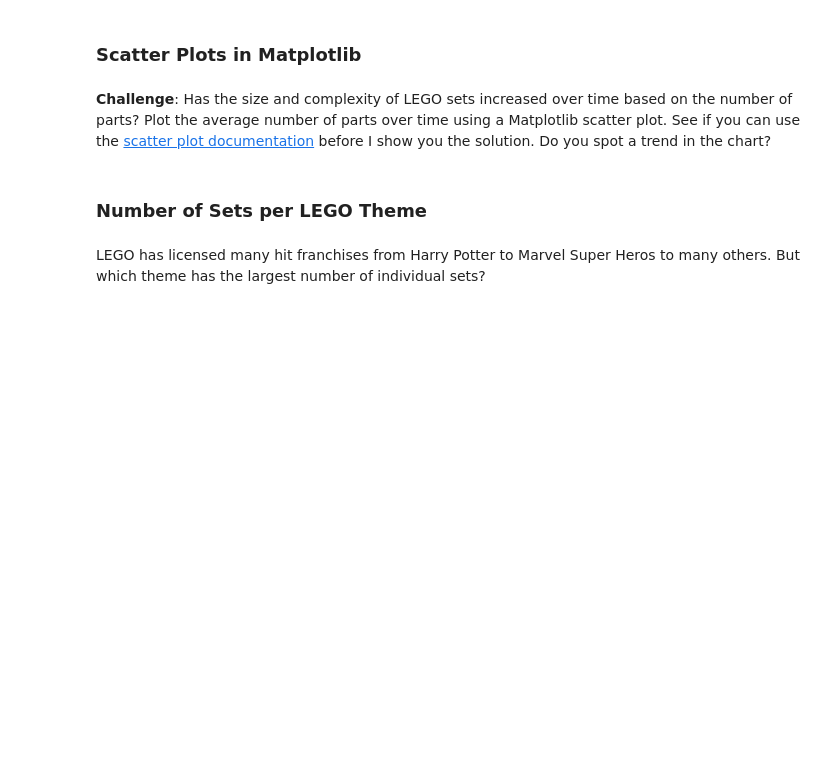
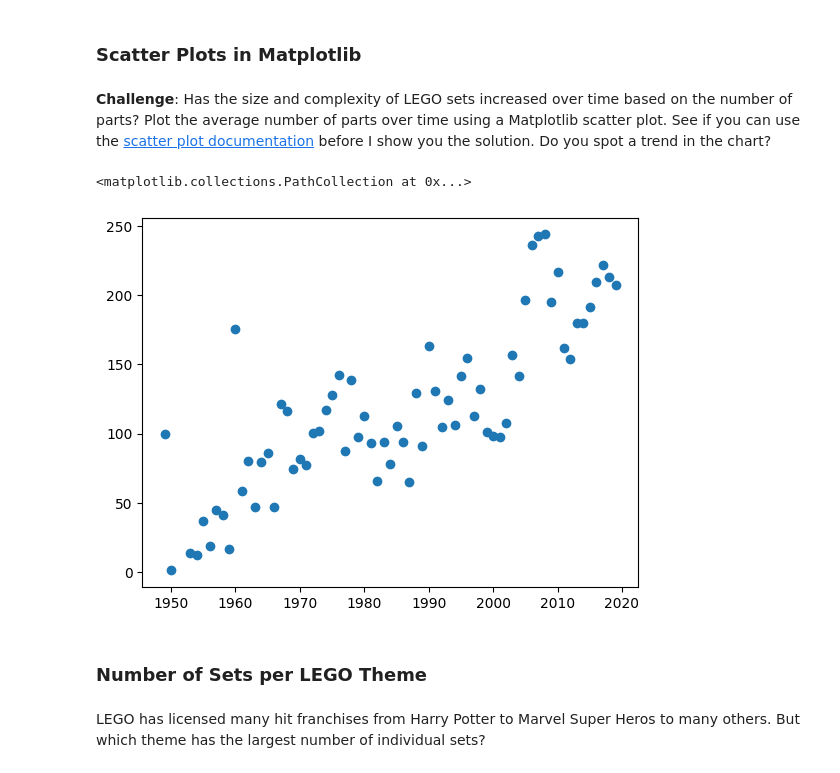
Before and after one commit to kdenev/100dayscode, a Jupyter notebook: day74/Lego_Analysis_for_Course_(start).ipynb, the cells around one changed output. Saved outputs shown, nothing was run; the diff lists cells and outputs as text; code cells hidden in the pictures; blank space fills up the shorter version.

```diff
--- a/day74/Lego_Analysis_for_Course_(start).ipynb
+++ b/day74/Lego_Analysis_for_Course_(start).ipynb
@@ -162,2 +180,5 @@ Let's work out the number of different themes shipped by year. This means we hav
 # %% [markdown]
 **Challenge**: Use the <code>.groupby()</code> and <code>.agg()</code> function together to figure out the average number of parts per set. How many parts did the average LEGO set released in 1954 compared to say, 2017?
+# %%
+parts_per_set  = df_sets.groupby('year').agg({'num_parts': pd.Series.mean})
+parts_per_set.rename(columns={'num_parts':'average_num_parts'}, inplace=True)
@@ -165,6 +196,11 @@ Let's work out the number of different themes shipped by year. This means we hav
 ### Scatter Plots in Matplotlib
 # %% [markdown]
 **Challenge**: Has the size and complexity of LEGO sets increased over time based on the number of parts? Plot the average number of parts over time using a Matplotlib scatter plot. See if you can use the [scatter plot documentation](https://matplotlib.org/3.1.0/api/_as_gen/matplotlib.pyplot.scatter.html) before I show you the solution. Do you spot a trend in the chart?
+# %%
+plt.scatter(parts_per_set.index[:-2], parts_per_set.average_num_parts[:-2])
+# %% [output]
+<matplotlib.collections.PathCollection at 0x...>
+[figure, added]
 # %% [markdown]
 ### Number of Sets per LEGO Theme
 # %% [markdown]
```
Also changed, not shown: parts of 16 cells of this notebook.
